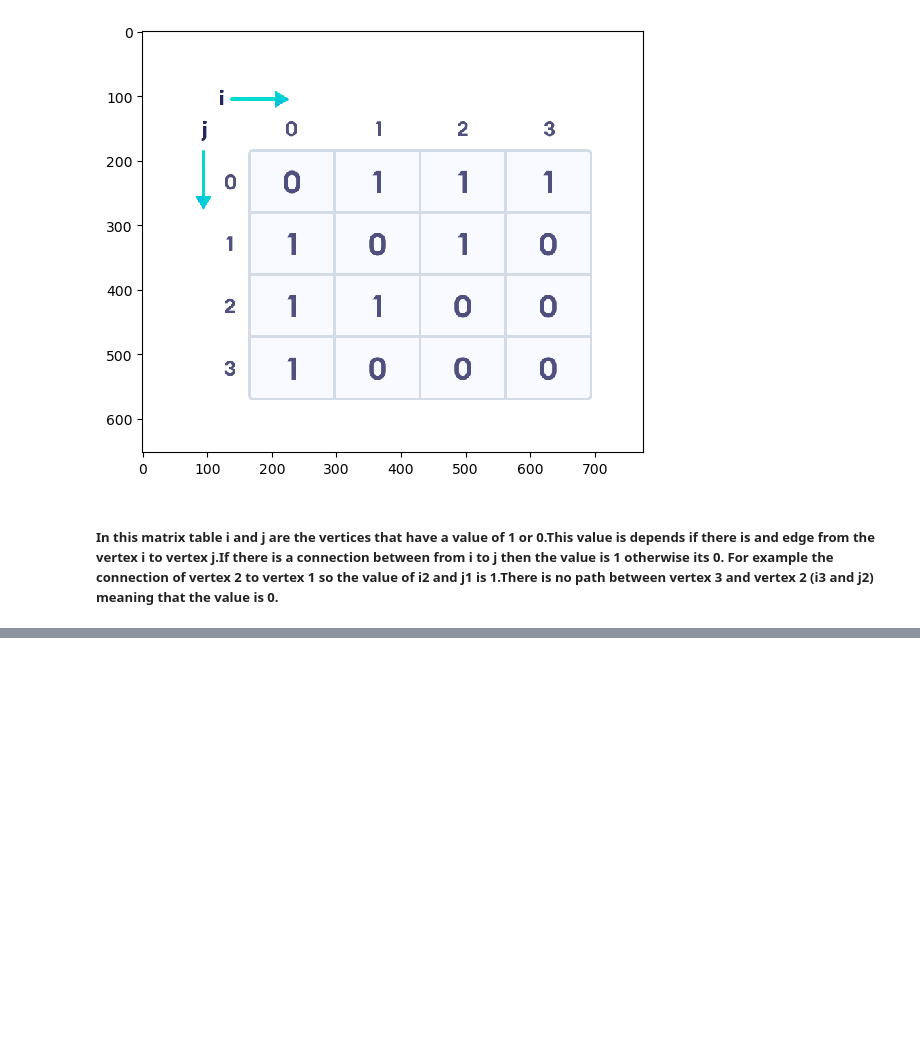
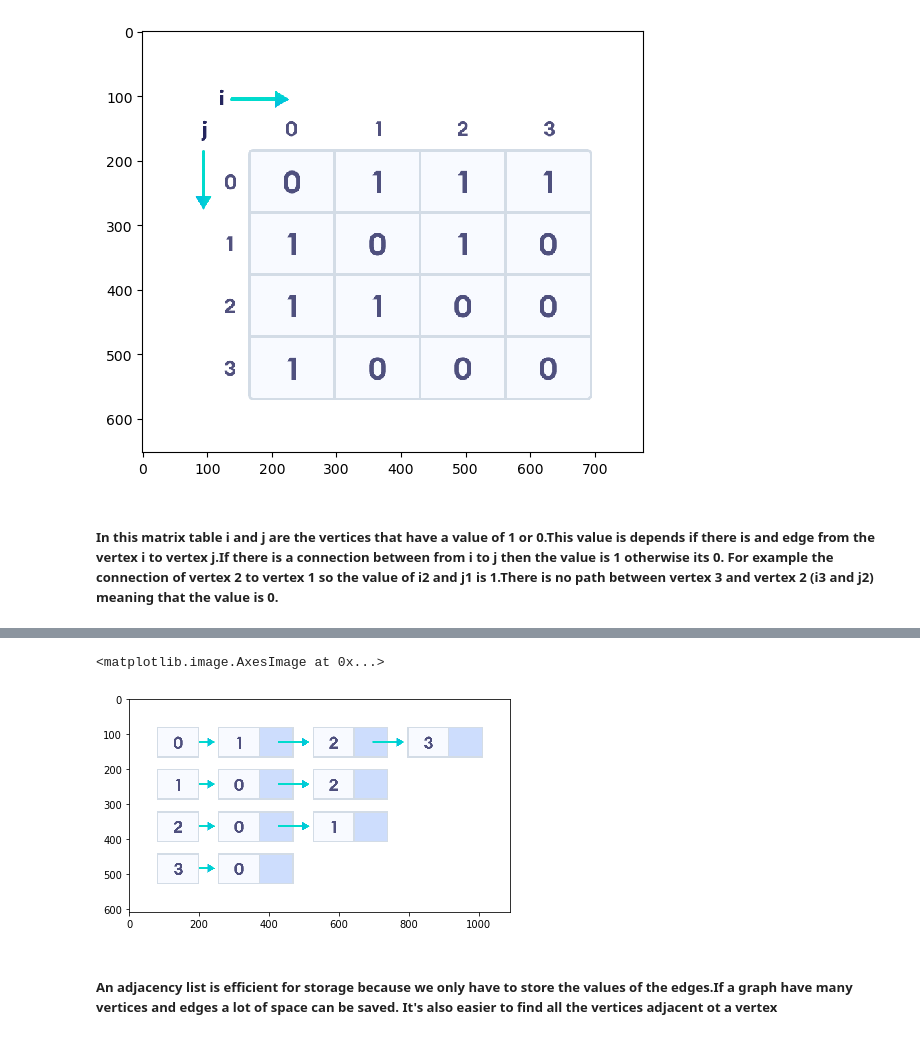
Before and after one commit to MateuszPietrzyk1/Graph-Theory-Project, a Jupyter notebook: GraphIsomorphism.ipynb, the cells around one changed output, grey strips where cells are left out. Drawn from its saved outputs; the diff is of its cells as text; code cells hidden in the pictures; blank space fills up the shorter version.

```diff
--- a/GraphIsomorphism.ipynb
+++ b/GraphIsomorphism.ipynb
@@ -143,0 +151,9 @@ io.imshow(img)
+# %%
+from skimage import io
+img = io.imread("adjacency-list-representation.png")
+io.imshow(img)
+# %% [output]
+<matplotlib.image.AxesImage at 0x...>
+[figure, added]
+# %% [markdown]
+##### An adjacency list is efficient for storage because we only have to store the values of the edges.If a graph have many vertices and edges a lot of space can be saved. It's also easier to find all the vertices adjacent ot a vertex
```
Also changed, not shown: parts of 2 cells of this notebook.
